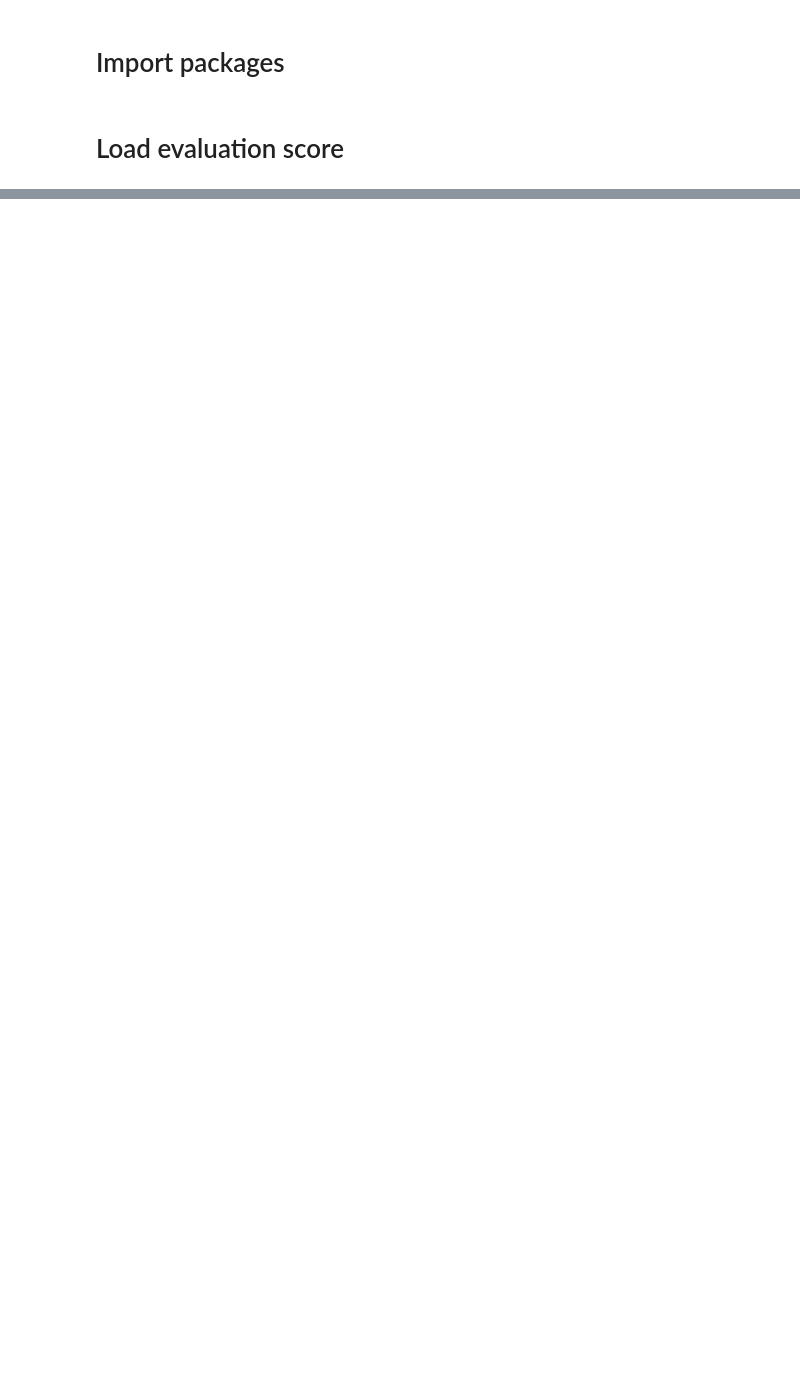
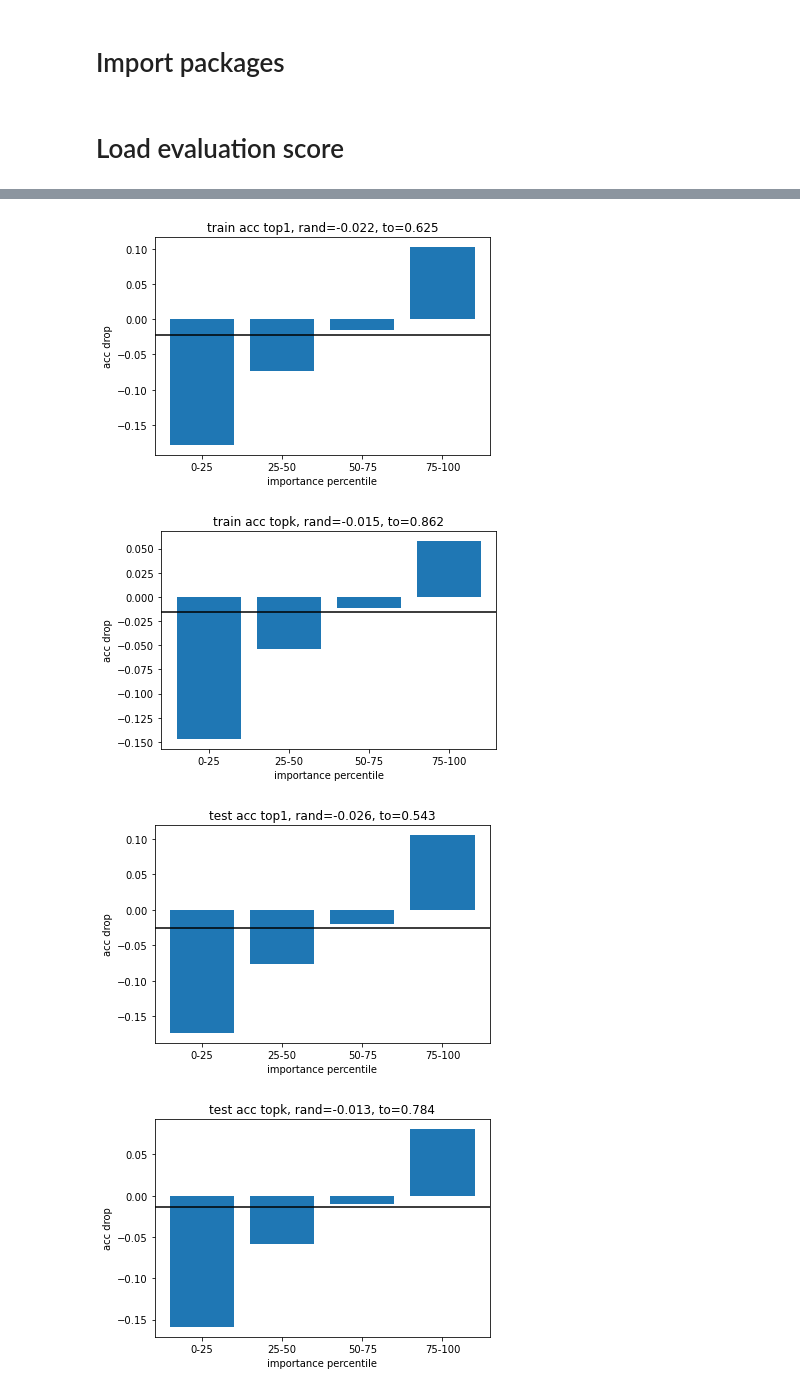
Before and after one commit to poloclub/ConceptEvo, a Jupyter notebook: src/utils/notebook/eval_imp_evo.ipynb, the cells around one changed output, grey strips where cells are left out. Drawn from its saved outputs; the diff is of its cells as text; code cells hidden in the pictures; blank space fills up the shorter version.

Commit message:
Evaluate important concept evolutions

```diff
--- a/src/utils/notebook/eval_imp_evo.ipynb
+++ b/src/utils/notebook/eval_imp_evo.ipynb
@@ -16,7 +16,7 @@ def load_json(file_path):
     return data
 # %%
 def get_path(model_nickname, from_epoch, to_epoch, label, idx):
-    return f'/raid/NeuEvo/data/eval_important_evo/{model_nickname}/data/eval_evo-from=convnext_0.004_{from_epoch}-to=convnext_0.004_{to_epoch}-label={label}-num_bins=4-num_sampled_imgs=250-idx={idx}.json'
+    return f'/raid/NeuEvo/data/eval_important_evo/{model_nickname}/data/eval_evo-from={model_nickname}_{from_epoch}-to={model_nickname}_{to_epoch}-label={label}-num_bins=4-num_sampled_imgs=250-idx={idx}.json'
 
 def load_eval(model_nickname, from_epoch, to_epoch, label, idx):
     p = get_path(model_nickname, from_epoch, to_epoch, label, idx)
@@ -379,18 +24,0 @@ draw_avg_graph(
-# %%
-traintest = 'train'
-labels = train_labels['21->207']
-from_tos = {
-    'inception_v3-512-0.5-0.9': ['inception_v3_512_0.5_0.9_11', 'inception_v3_512_0.5_0.9_121'],
-    'vgg16-512-0.01-0.9': ['vgg16_512_0.01_0.9_21', 'vgg16_512_0.01_0.9_207']
-}
-
-path = {
-        'top1': os.path.join(fig_dir, '21-207-top1-{}.pdf'.format(traintest)),
-        'topk': os.path.join(fig_dir, '21-207-topk-{}.pdf'.format(traintest))
-}
-eval_sample_ratios = [0.1, 0.3, 0.5, 0.7]
-draw_avg_graph(
-    labels, input_dir, model, eval_type, eval_sample_ratios, from_tos,
-    path, traintest=traintest
-)
-len(labels)
@@ -424,0 +150,19 @@ draw_avg_graph(
+# %%
+out_dir = '/raid/NeuEvo/data/fig/eval/'
+labels = [1, 10, 11, 20, 27, 34, 42, 48, 53, 59, 67, 85, 97, 104, 133, 156, 159, 175, 230, 242, 262, 263, 268, 273, 277, 280, 282, 286, 301, 304, 315, 324, 346, 353, 371, 378, 384, 388, 394, 400, 406, 415, 435, 436, 446, 457, 469, 475, 481, 494, 500, 513, 514, 520, 524, 538, 548, 553, 555, 578, 582, 592, 622, 638, 658, 663, 690, 694, 703, 707, 712, 721, 732, 735, 758, 762, 789, 800, 801, 819, 830, 842, 856, 857, 867, 897, 903, 906, 910, 913, 943, 944, 957, 963, 964, 972, 975, 979, 993, 994]
+# %%
+model_nickname = 'convnext_0.004'
+from_epoch = 1
+to_epoch = 3
+
+agg_data = aggregate_eval_score(model_nickname, from_epoch, to_epoch, labels)
+draw_and_save_plot(agg_data, model_nickname, from_epoch, to_epoch, out_dir)
+
+p = os.path.join(out_dir, f'{model_nickname}-{from_epoch}-{to_epoch}.json')
+with open(p, 'w') as f:
+    json.dump(agg_data, f)
+# %% [output]
+[figure, added]
+[figure, added]
+[figure, added]
+[figure, added]
```
Also changed, not shown: parts of 20 cells of this notebook, 39 other files.
